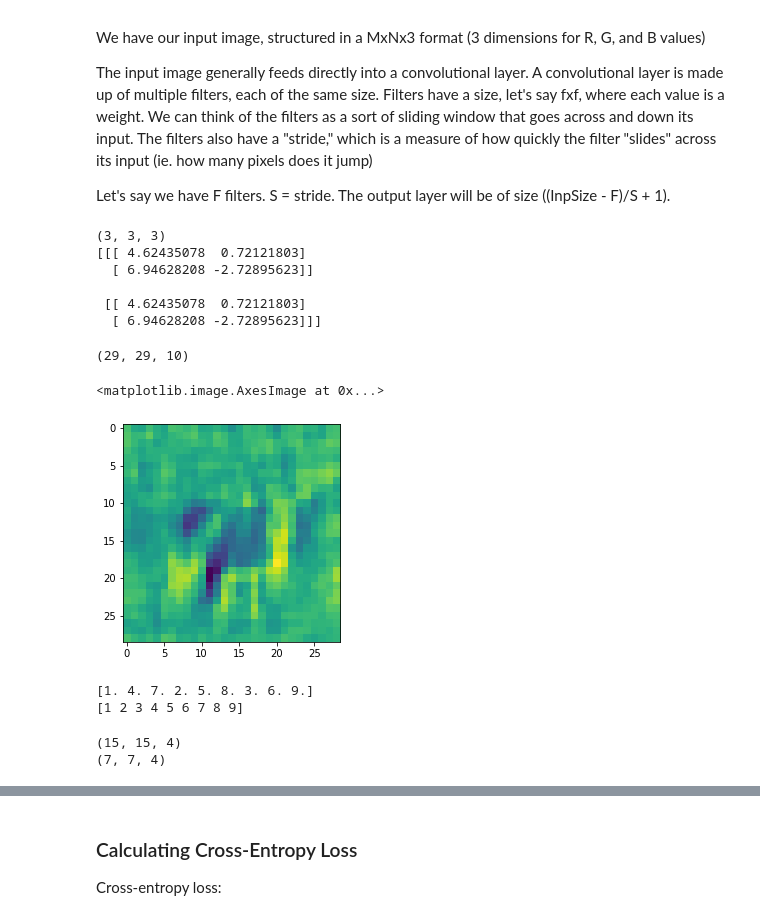
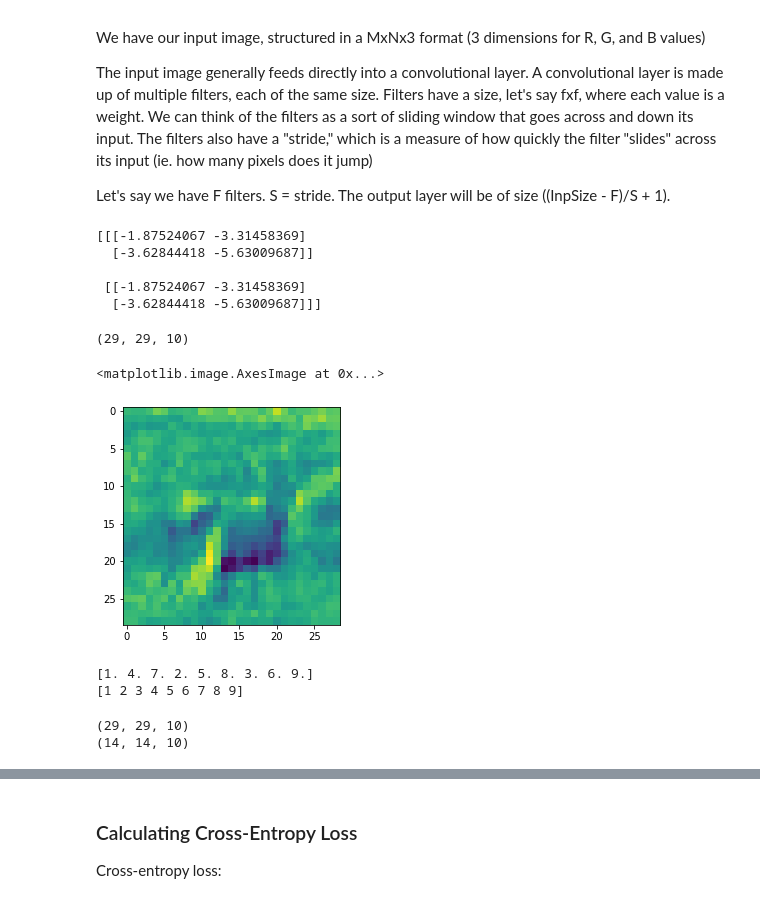
Before and after one commit to kambielawski/cnn_from_scratch, a Jupyter notebook: cnn_cifar.ipynb, the cells around one changed output, grey strips where cells are left out. Drawn from its saved outputs; the diff is of its cells as text; code cells hidden in the pictures.

```diff
--- a/cnn_cifar.ipynb
+++ b/cnn_cifar.ipynb
@@ -66,13 +66,13 @@ Let's say we have F filters. S = stride. The output layer will be of size ((InpS
 
 class ConvLayer:
 
-    def __init__(self, num_filters, filter_size, stride=1):
+    def __init__(self, num_filters, filter_size, inp_depth, stride=1):
         self.num_filters = num_filters
         self.filter_size = filter_size
         self.stride = stride
 
         # initialize filters randomly (divide by filter_size^2 to normalize)
-        self.filters = np.random.randn(num_filters, filter_size, filter_size) / (filter_size**2)
+        self.filters = np.random.randn(num_filters, filter_size, filter_size, inp_depth) / (filter_size**2)
         # self.filters = [[[0.1, 0.1], [0.1, 0.1]], [[0.2, 0.2], [0.2, 0.2]]]
 
 
@@ -105,9 +105,9 @@ class ConvLayer:
     def forward_prop(self, image):
         self.image = image
 
-        height, width, d = image.shape
-        h_strides = int((width - self.filter_size) / self.stride + 1)
-        v_strides = int((height - self.filter_size) / self.stride + 1)
+        inp_height, inp_width, d = image.shape
+        h_strides = int((inp_width - self.filter_size) / self.stride + 1)
+        v_strides = int((inp_height - self.filter_size) / self.stride + 1)
 
         self.out_size = (h_strides, v_strides, self.num_filters)
         conv_out = np.zeros(self.out_size)
@@ -115,7 +115,8 @@ class ConvLayer:
         for f, fltr in enumerate(self.filters):
             for i in range(0, v_strides):
                 for j in range(0, h_strides):
-                    conv_out[i, j, f] = self.convolve(self.get_patch(image, i*self.stride, j*self.stride), fltr)
+                    conv_out[i, j, f] = np.sum(self.get_patch(image, i*self.stride, j*self.stride) * fltr)
+                    # self.convolve(self.get_patch(image, i*self.stride, j*self.stride), fltr)
         return conv_out
 
     '''
@@ -134,13 +135,13 @@ class ConvLayer:
             for j in range(v_strides):
                 for f in range(nfilters):
                     for layer in range(d):
-                        dL_dW_params[f] += self.get_patch(self.image, i, j)[:,:,layer] * dL_dout[i][j][f]
+                        dL_dW_params[f] += self.get_patch(self.image, i*self.stride, j*self.stride) * dL_dout[i][j][f]
 
         self.filters -= learning_rate * dL_dW_params
         return dL_dW_params
 # %%
 # this is just a quick test of the forward prop math
-L = ConvLayer(2, 2)
+D = ConvLayer(num_filters=2, filter_size=2, inp_depth=3)
 test_img = np.array([
     [
         [1, 2, 3],
@@ -158,26 +159,24 @@ test_img = np.array([
         [7, 8, 9]
     ],
 ])
-print(test_img.shape)
-print(L.forward_prop(test_img))
+print(D.forward_prop(test_img))
 # %% [output]
-(3, 3, 3)
-[[[ 4.62435078  0.72121803]
-  [ 6.94628208 -2.72895623]]
+[[[-1.87524067 -3.31458369]
+  [-3.62844418 -5.63009687]]
 
- [[ 4.62435078  0.72121803]
-  [ 6.94628208 -2.72895623]]]
+ [[-1.87524067 -3.31458369]
+  [-3.62844418 -5.63009687]]]
 # %%
-L = ConvLayer(10, 4)
+L = ConvLayer(num_filters=10, filter_size=4, inp_depth=3)
 conv_out = L.forward_prop(image_data[3])
 print(conv_out.shape)
 
 # output of a single conv layer (one slice)
 plt.imshow(conv_out[:,:,9])
 # %% [output]
 (29, 29, 10)
 <matplotlib.image.AxesImage at 0x...>
-[figure, old version]
+[figure, new version]
 # %%
 # At the end of our sequence of ConvLayers, we'll need to flatten
 # whatever output we get, in order to be fed into a softmax layer
@@ -273,16 +272,14 @@ class MaxPoolLayer:
 # Let's test out forward prop
 
 img = image_data[5]
-Conv = ConvLayer(4, 4, 2)
-MP = MaxPoolLayer(2)
-conv_out = Conv.forward_prop(img)
-mp_out = MP.forward_prop(conv_out)
+M_P = MaxPoolLayer(2)
+mp_out = M_P.forward_prop(conv_out)
 
 print(conv_out.shape)
 print(mp_out.shape)
 # %% [output]
-(15, 15, 4)
-(7, 7, 4)
+(29, 29, 10)
+(14, 14, 10)
 # %%
 # Now I guess we can start creating our softmax layer.
 
```
Also changed, not shown: parts of 14 cells of this notebook.
